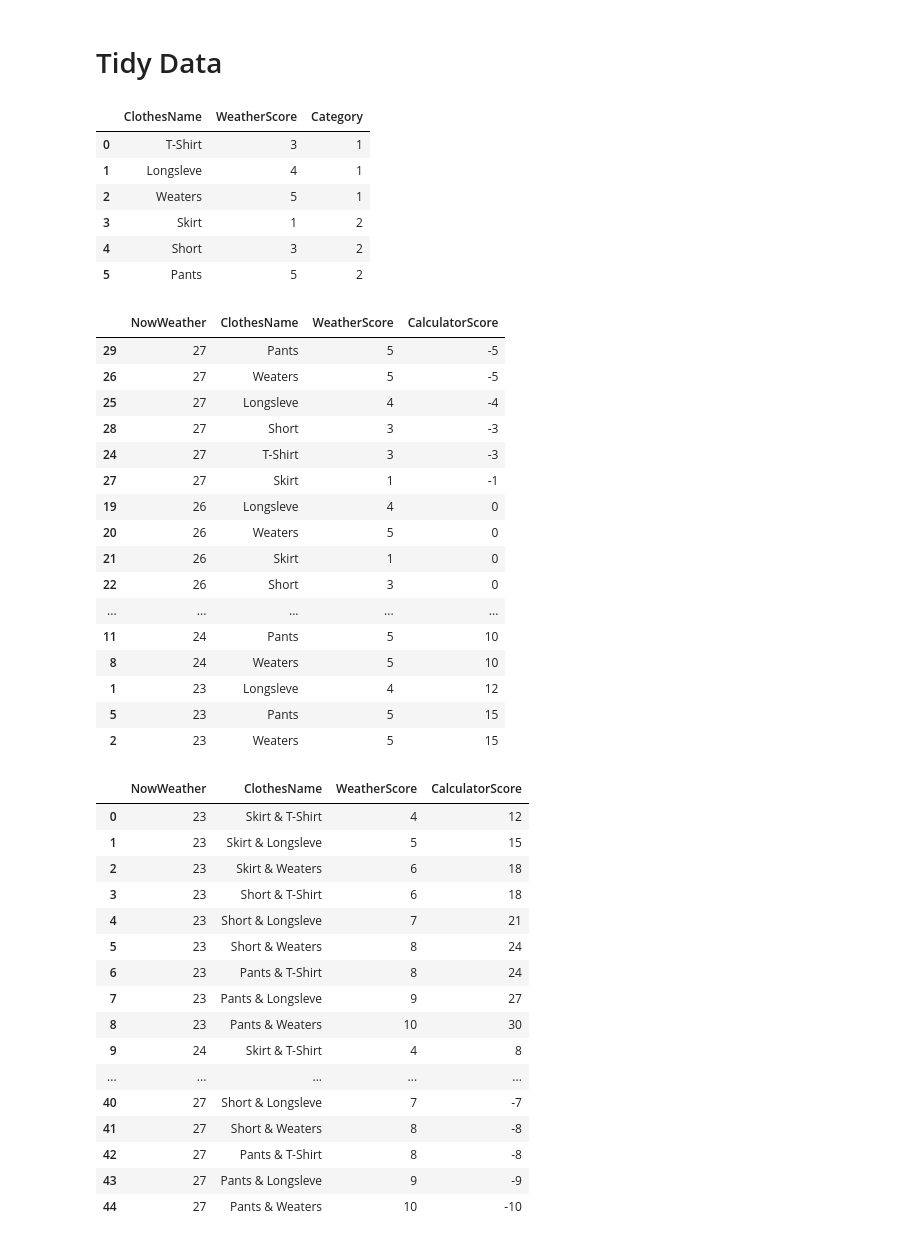
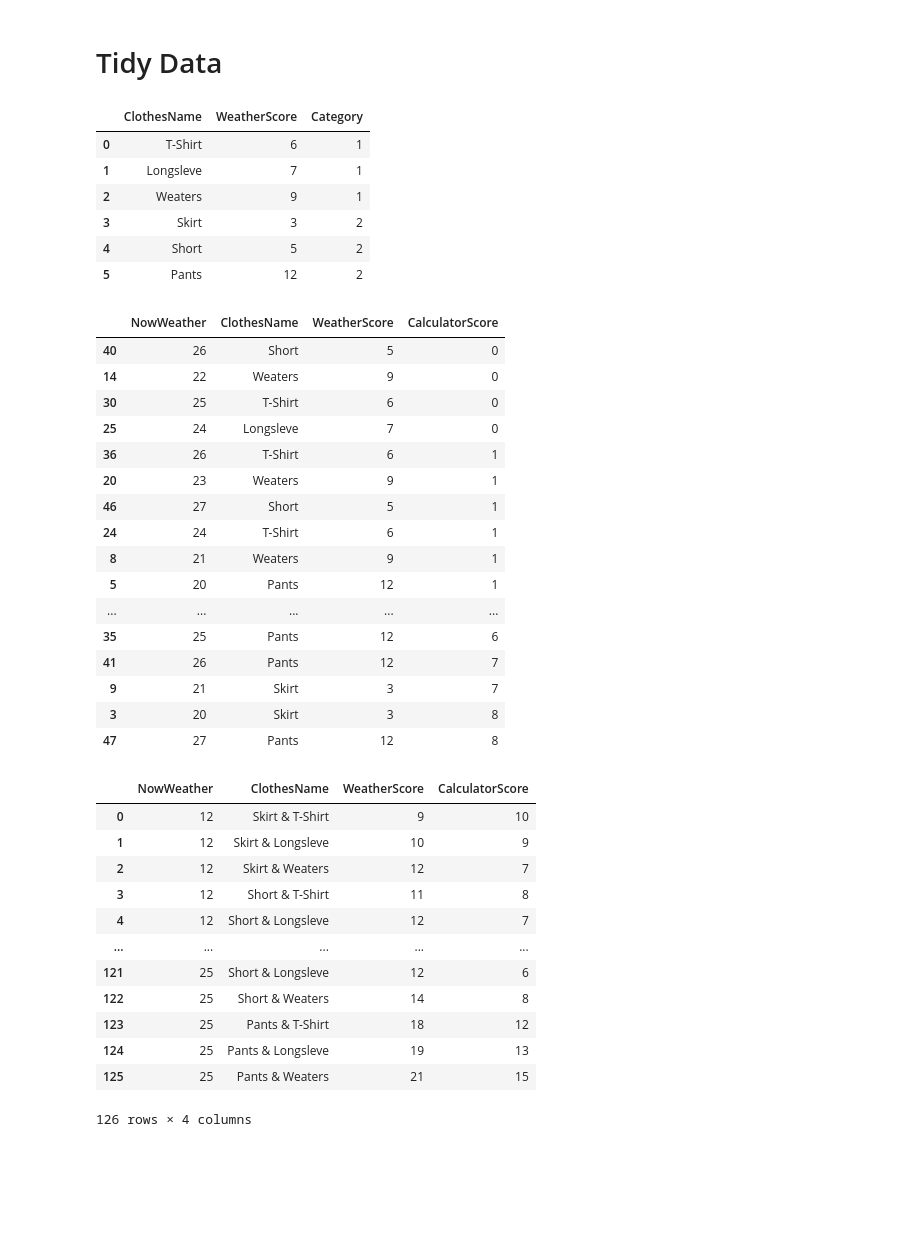
Before and after one commit to Chrouos/Intelligence-Closet, a Jupyter notebook: test.ipynb, the cells around one changed output. Saved outputs shown, nothing was run; the diff lists cells and outputs as text; code cells hidden in the pictures; blank space fills up the shorter version.

```diff
--- a/test.ipynb
+++ b/test.ipynb
@@ -10,13 +10,13 @@ import plotly.graph_objects as go
 comfortable_weather = 26
 
 # user_dashboard
-user_weatherLike = 0
+user_weatherLike = 5
 
 # test data
 clothes_list = {
     "ClothesName":
     ["T-Shirt", "Longsleve", "Weaters", "Skirt", "Short", "Pants"],
-    "WeatherScore": [3, 4, 5, 1, 3, 5],
+    "WeatherScore": [6, 7, 9, 3, 5, 12],
     "Category": [1, 1, 1, 2, 2, 2]
 }
 # %% [markdown]
@@ -27,18 +27,17 @@ df_sigle = pd.DataFrame(clothes_list)
 df_sigle
 # %% [output]
 |  | ClothesName | WeatherScore | Category |
-| 0 | T-Shirt | 3 | 1 |
-| 1 | Longsleve | 4 | 1 |
-| 2 | Weaters | 5 | 1 |
-| 3 | Skirt | 1 | 2 |
-| 4 | Short | 3 | 2 |
-| 5 | Pants | 5 | 2 |
+| 0 | T-Shirt | 6 | 1 |
+| 1 | Longsleve | 7 | 1 |
+| 2 | Weaters | 9 | 1 |
+| 3 | Skirt | 3 | 2 |
+| 4 | Short | 5 | 2 |
+| 5 | Pants | 12 | 2 |
 # %%
 # formula
 def weather_result(user_weatherLike, now_weather, clothes_name, weather_score):
     # calculator
-    calculator_ans = (comfortable_weather - user_weatherLike -
-                      now_weather) * weather_score
+    calculator_ans = abs((26 + user_weatherLike - now_weather) - weather_score)
 
     # output
     # print("{0}({1}): {2}".format(clothes_name, weather_score, calculator_ans))
@@ -46,35 +45,35 @@ def weather_result(user_weatherLike, now_weather, clothes_name, weather_score):
 # %%
 
 list_sigle_show = []
-for now_weather in range(23, 28):
+for now_weather in range(20, 28):
     for iloc_count in range(len(df_sigle)):
         calculator = weather_result(user_weatherLike, now_weather, df_sigle.iloc[iloc_count].ClothesName, df_sigle.iloc[iloc_count].WeatherScore)
 
         list_sigle_show.append([    now_weather,
                                     df_sigle.iloc[iloc_count].ClothesName,
                                     df_sigle.iloc[iloc_count].WeatherScore,
                                     calculator])
 
 df_sigle_show = pd.DataFrame(list_sigle_show, columns=["NowWeather", "ClothesName", "WeatherScore","CalculatorScore"])
 df_sigle_show.sort_values("CalculatorScore")
 # %% [output]
 |  | NowWeather | ClothesName | WeatherScore | CalculatorScore |
-| 29 | 27 | Pants | 5 | -5 |
-| 26 | 27 | Weaters | 5 | -5 |
-| 25 | 27 | Longsleve | 4 | -4 |
-| 28 | 27 | Short | 3 | -3 |
-| 24 | 27 | T-Shirt | 3 | -3 |
-| 27 | 27 | Skirt | 1 | -1 |
-| 19 | 26 | Longsleve | 4 | 0 |
-| 20 | 26 | Weaters | 5 | 0 |
-| 21 | 26 | Skirt | 1 | 0 |
-| 22 | 26 | Short | 3 | 0 |
+| 40 | 26 | Short | 5 | 0 |
+| 14 | 22 | Weaters | 9 | 0 |
+| 30 | 25 | T-Shirt | 6 | 0 |
+| 25 | 24 | Longsleve | 7 | 0 |
+| 36 | 26 | T-Shirt | 6 | 1 |
+| 20 | 23 | Weaters | 9 | 1 |
+| 46 | 27 | Short | 5 | 1 |
+| 24 | 24 | T-Shirt | 6 | 1 |
+| 8 | 21 | Weaters | 9 | 1 |
+| 5 | 20 | Pants | 12 | 1 |
 | ... | ... | ... | ... | ... |
-| 11 | 24 | Pants | 5 | 10 |
-| 8 | 24 | Weaters | 5 | 10 |
-| 1 | 23 | Longsleve | 4 | 12 |
-| 5 | 23 | Pants | 5 | 15 |
-| 2 | 23 | Weaters | 5 | 15 |
+| 35 | 25 | Pants | 12 | 6 |
+| 41 | 26 | Pants | 12 | 7 |
+| 9 | 21 | Skirt | 3 | 7 |
+| 3 | 20 | Skirt | 3 | 8 |
+| 47 | 27 | Pants | 12 | 8 |
 # %%
 
 
@@ -89,7 +88,7 @@ fig.show()
 # %%
 
 list_pair_show = []
-for now_weather in range(23, 28):
+for now_weather in range(12, 26):
     for iloc_count in range(len(df_sigle)):
         for iloc_count_2 in range(len(df_sigle)):
             if df_sigle.iloc[iloc_count].Category == df_sigle.iloc[iloc_count_2].Category:
@@ -108,21 +107,17 @@ df_pair_show = pd.DataFrame(list_pair_show, columns=["NowWeather", "ClothesName"
 df_pair_show
 # %% [output]
 |  | NowWeather | ClothesName | WeatherScore | CalculatorScore |
-| 0 | 23 | Skirt & T-Shirt | 4 | 12 |
-| 1 | 23 | Skirt & Longsleve | 5 | 15 |
-| 2 | 23 | Skirt & Weaters | 6 | 18 |
-| 3 | 23 | Short & T-Shirt | 6 | 18 |
-| 4 | 23 | Short & Longsleve | 7 | 21 |
-| 5 | 23 | Short & Weaters | 8 | 24 |
-| 6 | 23 | Pants & T-Shirt | 8 | 24 |
-| 7 | 23 | Pants & Longsleve | 9 | 27 |
-| 8 | 23 | Pants & Weaters | 10 | 30 |
-| 9 | 24 | Skirt & T-Shirt | 4 | 8 |
+| 0 | 12 | Skirt & T-Shirt | 9 | 10 |
+| 1 | 12 | Skirt & Longsleve | 10 | 9 |
+| 2 | 12 | Skirt & Weaters | 12 | 7 |
+| 3 | 12 | Short & T-Shirt | 11 | 8 |
+| 4 | 12 | Short & Longsleve | 12 | 7 |
 | ... | ... | ... | ... | ... |
-| 40 | 27 | Short & Longsleve | 7 | -7 |
-| 41 | 27 | Short & Weaters | 8 | -8 |
-| 42 | 27 | Pants & T-Shirt | 8 | -8 |
-| 43 | 27 | Pants & Longsleve | 9 | -9 |
-| 44 | 27 | Pants & Weaters | 10 | -10 |
+| 121 | 25 | Short & Longsleve | 12 | 6 |
+| 122 | 25 | Short & Weaters | 14 | 8 |
+| 123 | 25 | Pants & T-Shirt | 18 | 12 |
+| 124 | 25 | Pants & Longsleve | 19 | 13 |
+| 125 | 25 | Pants & Weaters | 21 | 15 |
+126 rows × 4 columns
 # %%
 
```
Also changed, not shown: parts of 1 cell of this notebook, 40 other files.
